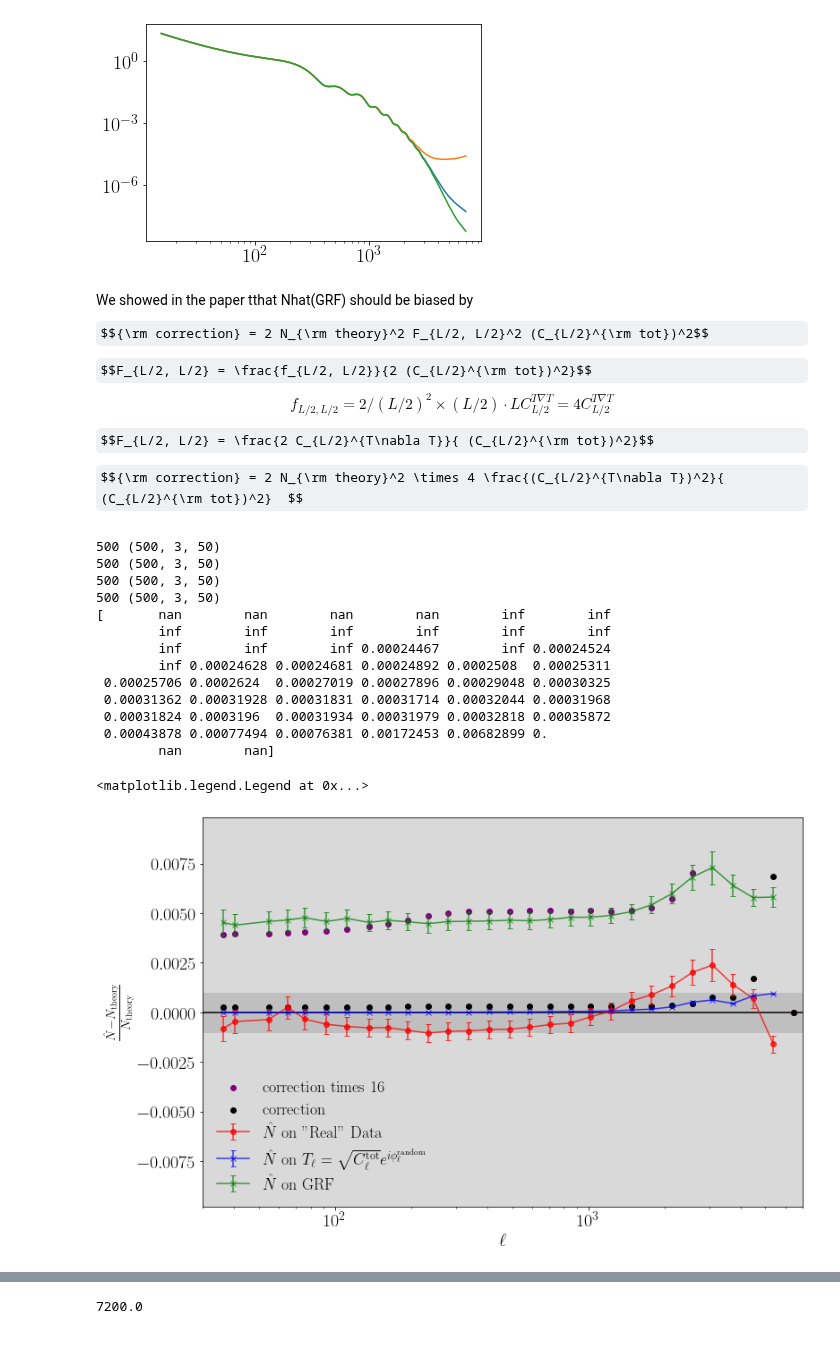
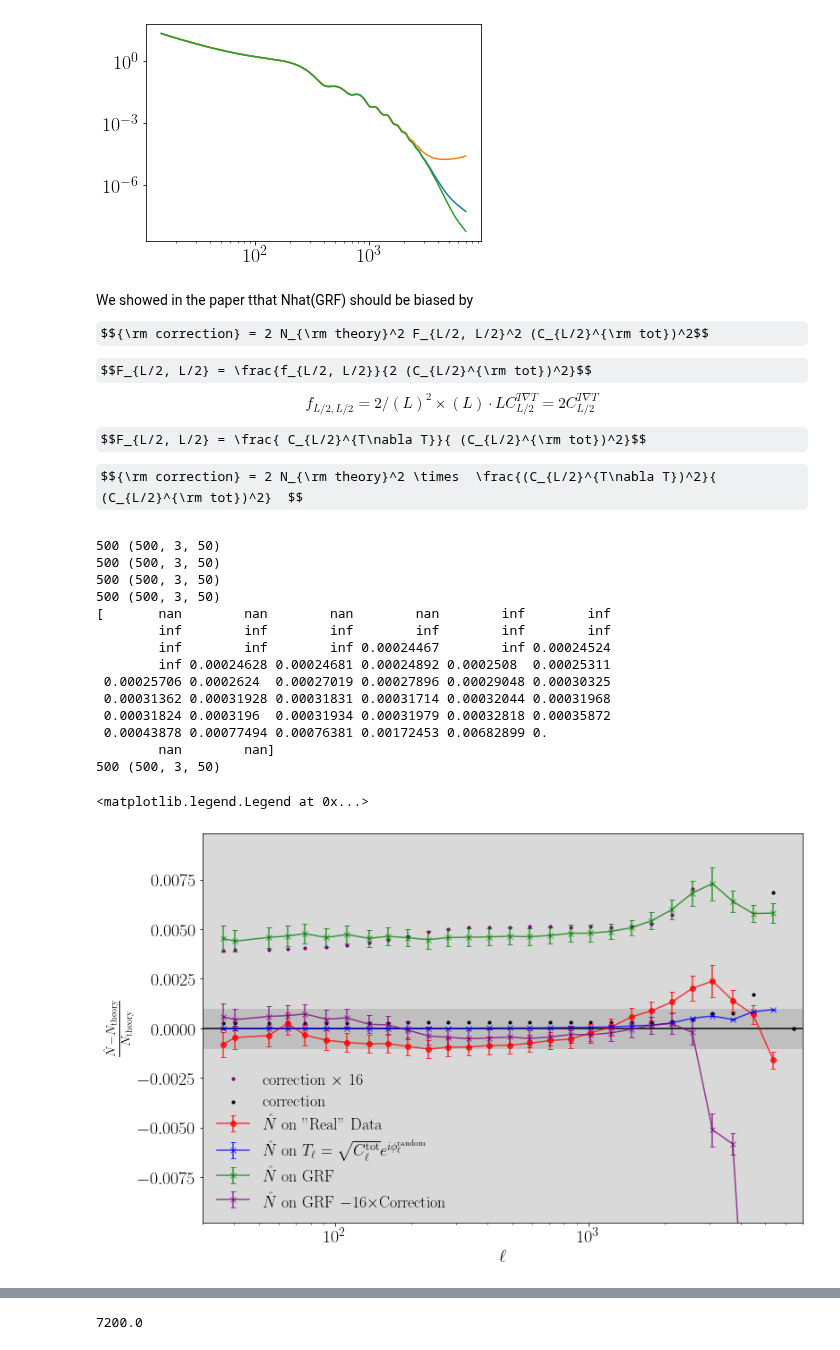
Before and after one commit to DelonShen/LensQuEst, a Jupyter notebook: dev/check_randomized.ipynb, the cells around one changed output, grey strips where cells are left out. Cells and saved outputs as stored; diff of their text form; code cells hidden in the pictures; some formulas as TeX source.

```diff
--- a/dev/check_randomized.ipynb
+++ b/dev/check_randomized.ipynb
@@ -381,3 +387,5 @@ tmp_norm = baseMap.computeQuadEstPhiNormalizationFFT(fTgradT, cmb.fCtotal)
 lnorm, normps, _ = baseMap.powerSpectrum(tmp_norm)
 # %%
 fnorm = interp1d(lnorm, normps, kind='linear', bounds_error=False, fill_value=0.)
+# %%
+fnorm = baseMap.forecastN0Kappa(fTgradT, cmb.fCtotal, lMin=lMin, lMax=lMax)
@@ -404,8 +416,8 @@ We showed in the paper tthat Nhat(GRF) should be biased by
 $${\rm correction} = 2 N_{\rm theory}^2 F_{L/2, L/2}^2 (C_{L/2}^{\rm tot})^2$$
 
 $$F_{L/2, L/2} = \frac{f_{L/2, L/2}}{2 (C_{L/2}^{\rm tot})^2}$$
-$$f_{L/2, L/2} = 2/(L/2)^2 \times (L/2)\cdot L C_{L/2}^{T\nabla T}=4 C_{L/2}^{T\nabla T}$$
+$$f_{L/2, L/2} = 2/(L)^2 \times (L)\cdot L C_{L/2}^{T\nabla T}=2 C_{L/2}^{T\nabla T}$$
 
-$$F_{L/2, L/2} = \frac{2 C_{L/2}^{T\nabla T}}{ (C_{L/2}^{\rm tot})^2}$$
+$$F_{L/2, L/2} = \frac{ C_{L/2}^{T\nabla T}}{ (C_{L/2}^{\rm tot})^2}$$
 
-$${\rm correction} = 2 N_{\rm theory}^2 \times 4 \frac{(C_{L/2}^{T\nabla T})^2}{ (C_{L/2}^{\rm tot})^2}  $$
+$${\rm correction} = 2 N_{\rm theory}^2 \times  \frac{(C_{L/2}^{T\nabla T})^2}{ (C_{L/2}^{\rm tot})^2}  $$
@@ -412,5 +426,5 @@ $${\rm correction} = 2 N_{\rm theory}^2 \times 4 \frac{(C_{L/2}^{T\nabla T})^2}{
 # %%
-correction = lambda L: 2*Ntheory(L)**2*fTgradT(L/2)**2 / ftot(L/2)**2  * (2*np.pi)**4
+correction = lambda L: 2*fnorm(L)**2*fTgradT(L/2)**2 / ftot(L/2)**2  * (2*np.pi)**4
 # %%
 offset=0
 
@@ -459,33 +473,39 @@ ax.fill_between([0, 1e20], [-0.1, -0.1], [0.1, 0.1], alpha=1, color='0.95')#, la
 ax.fill_between([0, 1e20], [-0.01, -0.01], [0.01, 0.01], alpha=1, color='0.85')#, label=r'$<1\%$ Error')
 ax.fill_between([0, 1e20], [-0.001, -0.001], [0.001, 0.001], alpha=1, color='0.75')#, label=r'$<1\%$ Error')
 
 
 corr = np.array(list(map(correction, lCen0)))
 print((corr)/Cl1)
-plt.scatter(lCen0, 16*(corr)/Cl1, label='correction times 16', c='purple')
-plt.scatter(lCen0, (corr)/Cl1, label='correction', c='k')
+plt.scatter(lCen0, (16)*(corr)/Cl1, label=r'correction $\times$ 16', c='purple', s=10)
+plt.scatter(lCen0, (corr)/Cl1, label='correction', c='k', s=10)
+
+
+lCen0, Cl0, sCl0 = combine_Cl(np.array(ps_data['GRF']))
+ax.errorbar(lCen0, (Cl0-16*corr-Cl1)/(Cl1), yerr=sCl0/Cl1, alpha=0.75,
+            fmt='x-', capsize=3, capthick=1, c='purple', label=r'$\hat N$ on GRF $-16\times$Correction')#, label=labels[key], c=colors[key])
 
 # ax.set_yscale('symlog', linthresh=.5e-2)
 
 ax.axhline(0, c='k')
 
 ax.set_ylim(-.98e-2, .98e-2)
 ax.legend(frameon=False)
 # ax.set_yticks([-1e-1,-1e-2,-1e-3,1e-1,1e-2,1e-3])
 # plt.savefig('figures/Nhat various.pdf')
 # %% [output]
 500 (500, 3, 50)
 500 (500, 3, 50)
 500 (500, 3, 50)
 500 (500, 3, 50)
 [       nan        nan        nan        nan        inf        inf
         inf        inf        inf        inf        inf        inf
         inf        inf        inf 0.00024467        inf 0.00024524
         inf 0.00024628 0.00024681 0.00024892 0.0002508  0.00025311
  0.00025706 0.0002624  0.00027019 0.00027896 0.00029048 0.00030325
  0.00031362 0.00031928 0.00031831 0.00031714 0.00032044 0.00031968
  0.00031824 0.0003196  0.00031934 0.00031979 0.00032818 0.00035872
  0.00043878 0.00077494 0.00076381 0.00172453 0.00682899 0.
         nan        nan]
+500 (500, 3, 50)
 <matplotlib.legend.Legend at 0x...>
-[figure, old version]
+[figure, new version]
```
Also changed, not shown: parts of 6 cells of this notebook.
